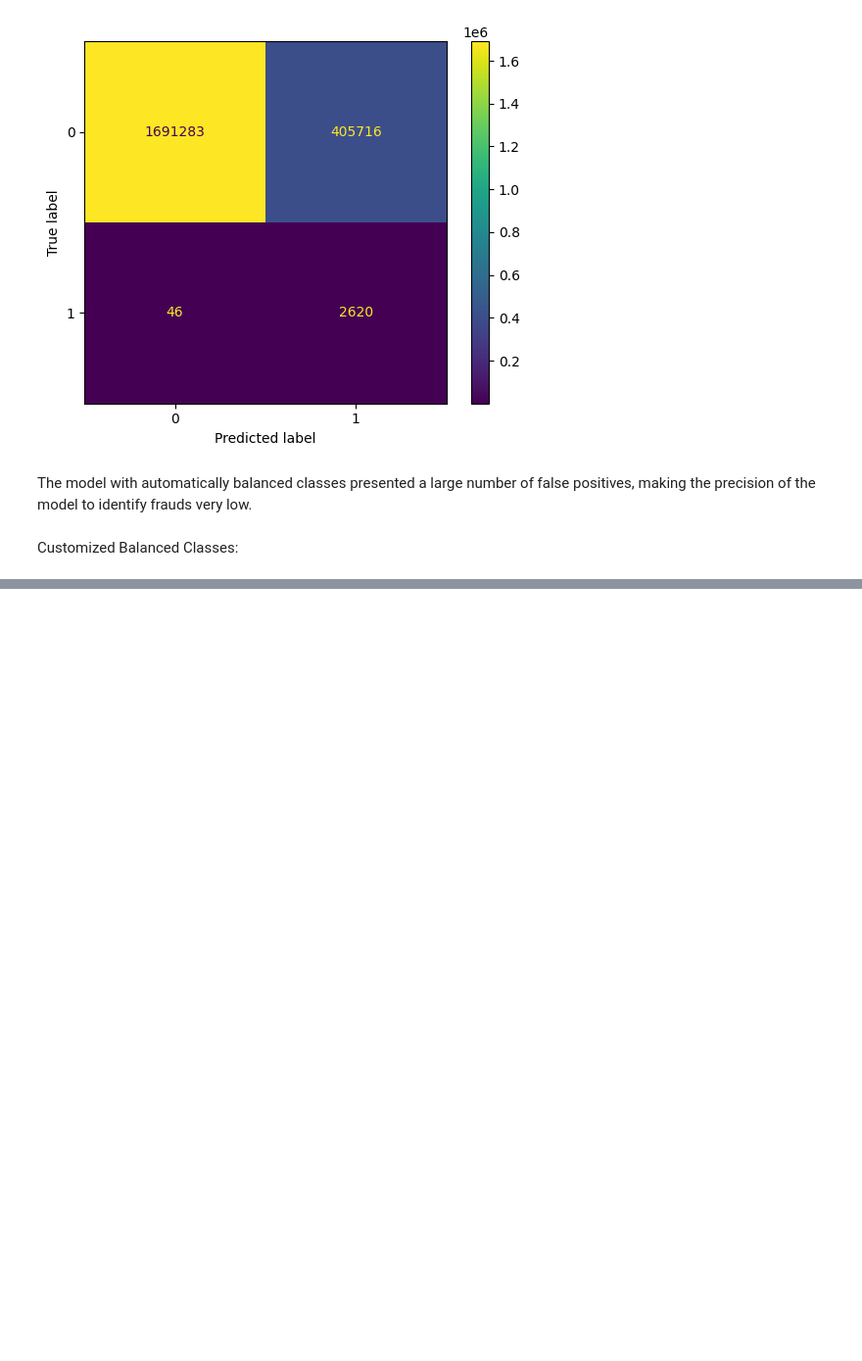
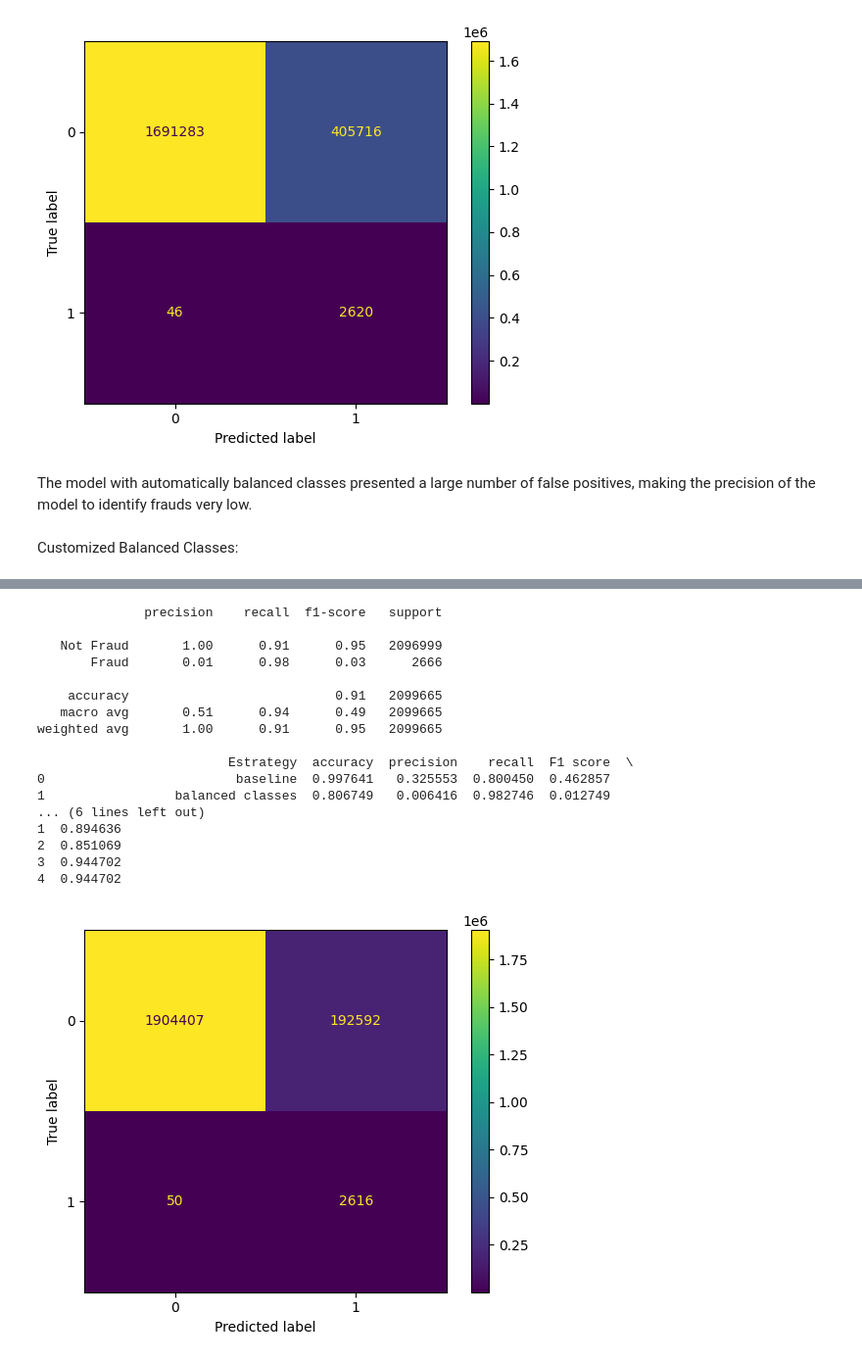
Before and after one commit to joaovjesus/Deteccao-de-Fraude, a Jupyter notebook: notebook.ipynb, the cells around one changed output, grey strips where cells are left out. Shown at 98% size. Cells and saved outputs as stored; diff of their text form; code cells hidden in the pictures; blank space fills up the shorter version.

```diff
--- a/notebook.ipynb
+++ b/notebook.ipynb
@@ -410,0 +470,23 @@ logreg_customized = LogisticRegression(class_weight={0})
+# %%
+logreg_baseline.fit(X_over, y_over)
+y_pred_adasyn = logreg_baseline.predict(X_test)
+model_evaluation(y_test, y_pred_adasyn, logreg_baseline, 'Over Sampling - ADASYN (22:100)')
+# %% [output]
+              precision    recall  f1-score   support
+
+   Not Fraud       1.00      0.91      0.95   2096999
+       Fraud       0.01      0.98      0.03      2666
+
+    accuracy                           0.91   2099665
+   macro avg       0.51      0.94      0.49   2099665
+weighted avg       1.00      0.91      0.95   2099665
+
+                         Estrategy  accuracy  precision    recall  F1 score  \
+0                         baseline  0.997641   0.325553  0.800450  0.462857
+1                 balanced classes  0.806749   0.006416  0.982746  0.012749
+... (6 lines left out)
+1  0.894636
+2  0.851069
+3  0.944702
+4  0.944702
+[figure, added]
```
Also changed, not shown: parts of 13 cells of this notebook.
